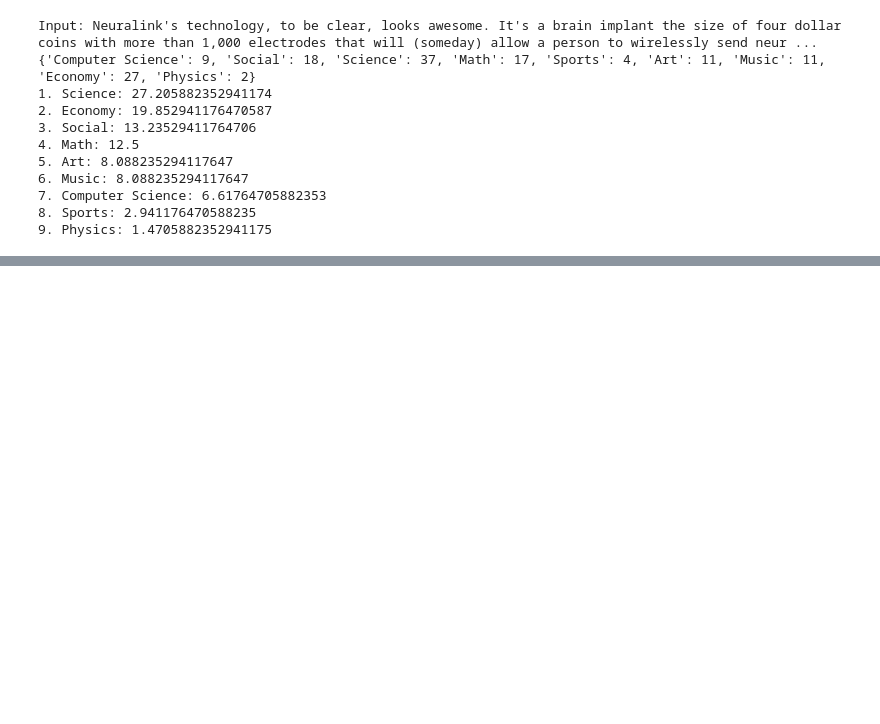
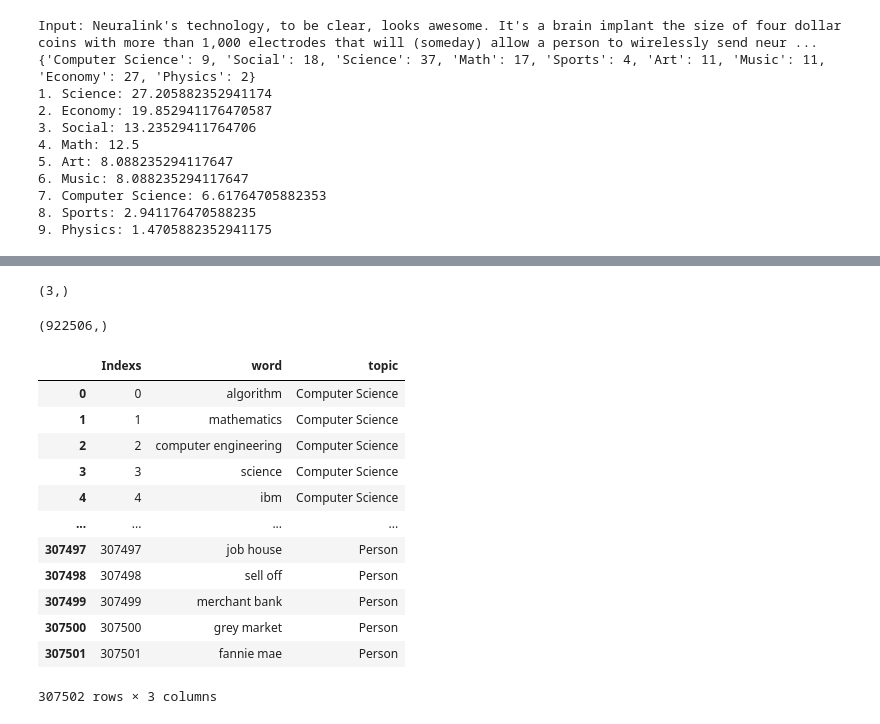
Before and after one commit to SimplePro/TopicModeling, a Jupyter notebook: topic_modeling_logic.ipynb, the cells around one changed output, grey strips where cells are left out. Cells and saved outputs as stored; diff of their text form; code cells hidden in the pictures; blank space fills up the shorter version.

Commit message:
added topic_modelin_logic file

```diff
--- a/topic_modeling_logic.ipynb
+++ b/topic_modeling_logic.ipynb
@@ -174,0 +215,3 @@ Input: Neuralink's technology, to be clear, looks awesome. It's a brain implant
+# %%
+topic_modeling_df = pd.read_csv("./topic_modeling.csv").to_numpy()
+topic_modeling_df
@@ -174,0 +226,4 @@ Input: Neuralink's technology, to be clear, looks awesome. It's a brain implant
+# %%
+for i in range(len(person_word)):
+    person_word[i] = np.array([270501 + i + 1, person_word[i], "Person"])
+person_word
@@ -174,0 +248,31 @@ Input: Neuralink's technology, to be clear, looks awesome. It's a brain implant
+# %%
+person_word[0].shape
+# %% [output]
+(3,)
+# %%
+topic_modeling_df = np.append(topic_modeling_df, person_word)
+# for i in person_word:
+#     topic_modeling_df = np.append(topic_modeling_df, i, axis=0)
+# %%
+topic_modeling_df.shape
+# %% [output]
+(922506,)
+# %%
+topic_modeling_df = topic_modeling_df.reshape(topic_modeling_df.shape[0] // 3, 3)
+# %%
+topic_modeling_df = pd.DataFrame(topic_modeling_df, columns=["Indexs", "word", "topic"])
+topic_modeling_df
+# %% [output]
+|  | Indexs | word | topic |
+| 0 | 0 | algorithm | Computer Science |
+| 1 | 1 | mathematics | Computer Science |
+| 2 | 2 | computer engineering | Computer Science |
+| 3 | 3 | science | Computer Science |
+| 4 | 4 | ibm | Computer Science |
+| ... | ... | ... | ... |
+| 307497 | 307497 | job house | Person |
+| 307498 | 307498 | sell off | Person |
+| 307499 | 307499 | merchant bank | Person |
+| 307500 | 307500 | grey market | Person |
+| 307501 | 307501 | fannie mae | Person |
+307502 rows × 3 columns
```
Also changed, not shown: parts of 7 cells of this notebook.
